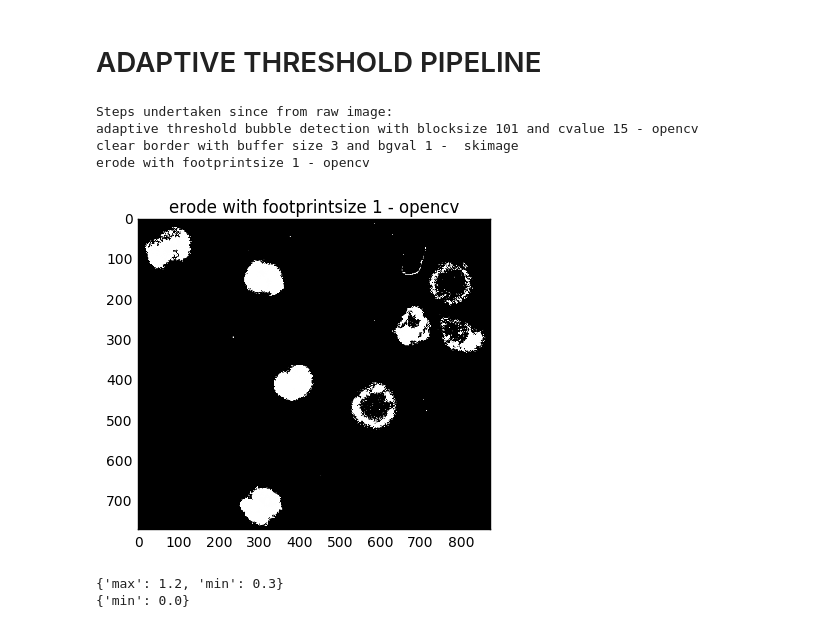
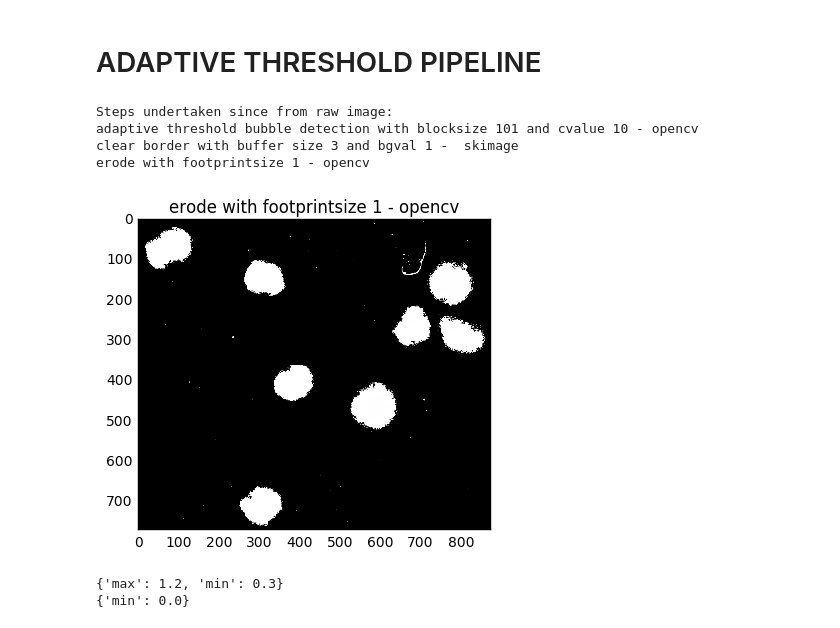
Before and after one commit to serenafalcioni/shared_nbks, a Jupyter notebook: bubblekicker_img_processing.ipynb, the cells around one changed output. Cells and saved outputs as stored; diff of their text form; code cells hidden in the pictures.

```diff
--- a/bubblekicker_img_processing.ipynb
+++ b/bubblekicker_img_processing.ipynb
@@ -86,18 +87,18 @@ fig, axs = bubble_properties_plot(props, "equivalent_diameter")  # make a plot
 # ADAPTIVE THRESHOLD PIPELINE
 # %%
 granulecheck = AdaptiveThresholdPipeline(path + imgname, channel='red')
-result = granulecheck.run(101, 15, 3, 1, 1)
+result = granulecheck.run(101, 10, 3, 1, 1)
 # show the resulting image of the detected granules
 granulecheck.plot()
 
 # show the individual steps performed to get this result
 granulecheck.what_have_i_done()
 # %% [output]
 Steps undertaken since from raw image:
-adaptive threshold bubble detection with blocksize 101 and cvalue 15 - opencv
+adaptive threshold bubble detection with blocksize 101 and cvalue 10 - opencv
 clear border with buffer size 3 and bgval 1 -  skimage
 erode with footprintsize 1 - opencv
-[figure, old version]
+[figure, new version]
 # %%
 #calculate properties
 marker_image, props = bubble_properties_calculate(result,
```
Also changed, not shown: parts of 21 cells of this notebook.
